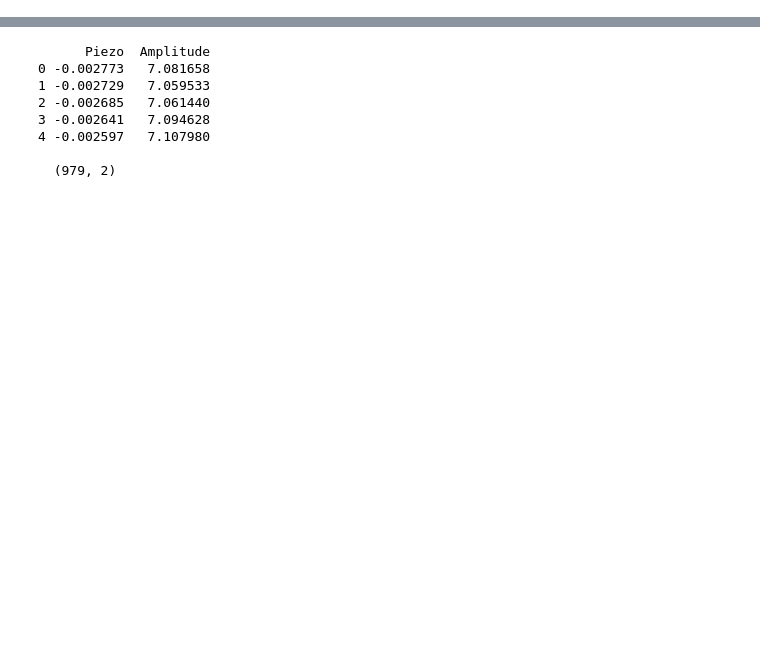
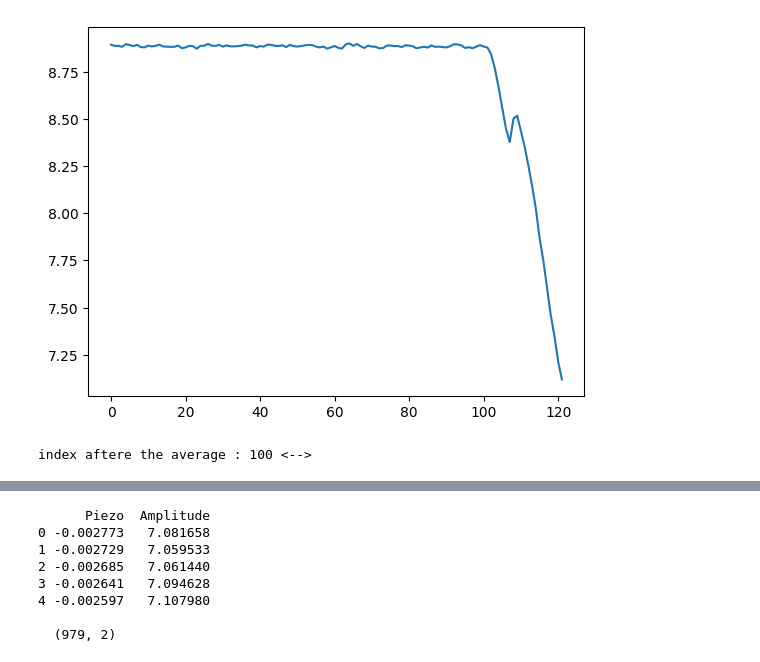
Before and after one commit to mohdrafik/python-codes-projects, a Jupyter notebook: process_plot_data.ipynb, the cells around one changed output, grey strips where cells are left out. Drawn from its saved outputs; the diff is of its cells as text; code cells hidden in the pictures; blank space fills up the shorter version.

Commit message:
combined all these functions from detect_inflexiondy_dxZero import detect_inflexion_pointAfterAverage, reverseArrayOfAvgWindow

```diff
--- a/process_plot_data.ipynb
+++ b/process_plot_data.ipynb
@@ -247,0 +236,19 @@ end dat pints =
+# %%
+import numpy as np
+import pandas as pd
+import matplotlib.pyplot as plt
+avg_window = 8
+from reverseArrayOfAvgWindow import reverseArrayofAvgValuesWndsize
+# avg_window = 10
+list_avg = reverseArrayofAvgValuesWndsize(ampdf,phasedf,avg_window)
+# %% [output]
+[figure, added]
+# %%
+from detect_inflexiondy_dxZero import detect_inflexion_pointAfterAverage
+
+index = detect_inflexion_pointAfterAverage(ampdf,list_avg,avg_window)
+inflexion_After_avg =  index
+
+print("index aftere the average :",inflexion_After_avg,"<-->")
+# %% [output]
+index aftere the average : 100 <-->
```
Also changed, not shown: parts of 20 cells of this notebook.
